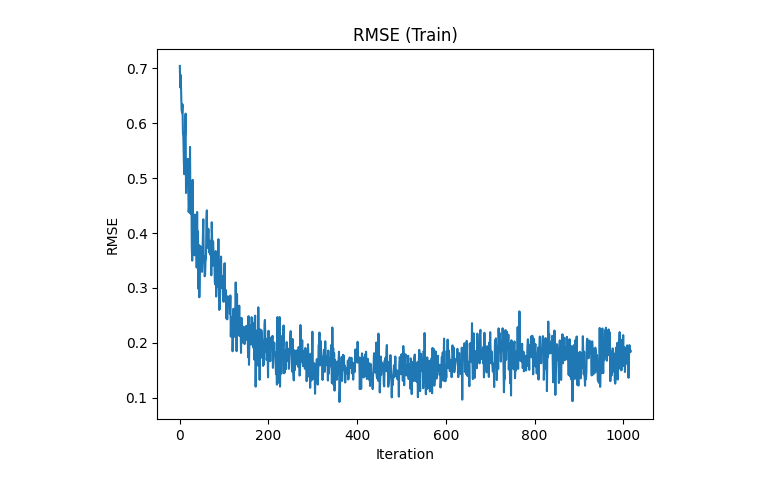
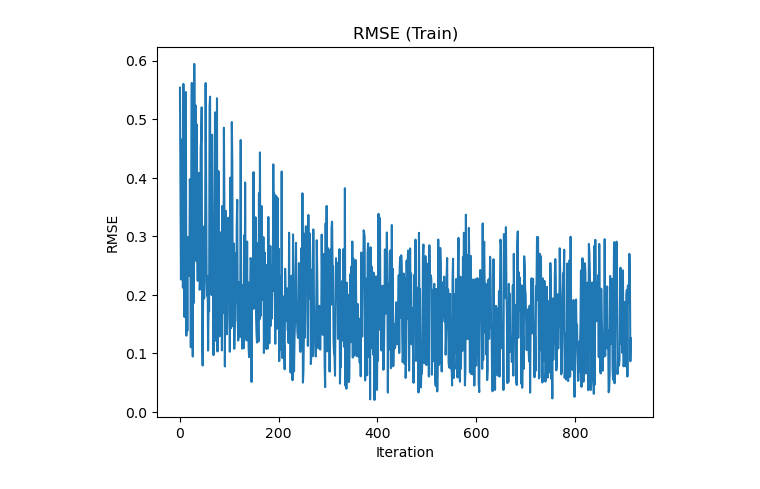
Before and after one commit to csce585-mlsystems/Trainable-QRNN, a Jupyter notebook: code/visual.ipynb, the cells around one changed output. Saved outputs shown, nothing was run; the diff lists cells and outputs as text; code cells hidden in the pictures.

```diff
--- a/code/visual.ipynb
+++ b/code/visual.ipynb
@@ -1,17 +1,16 @@
 # %%
 import matplotlib.pyplot as plt
 import numpy as np
-losses1= np.load('./losses_e1.npy')
+#losses1= np.load('./losses_e1.npy')
 
 losses = np.load('./losses.npy')
 
-losses = np.concat((losses1,losses))
 
 plt.figure()
 plt.plot(losses)
 plt.xlabel('Iteration')
 plt.ylabel('RMSE')
 plt.title('RMSE (Train)')
 plt.show()
 # %% [output]
-[figure, old version]
+[figure, new version]
```
Also changed, not shown: parts of 1 cell of this notebook, 16 other files.
